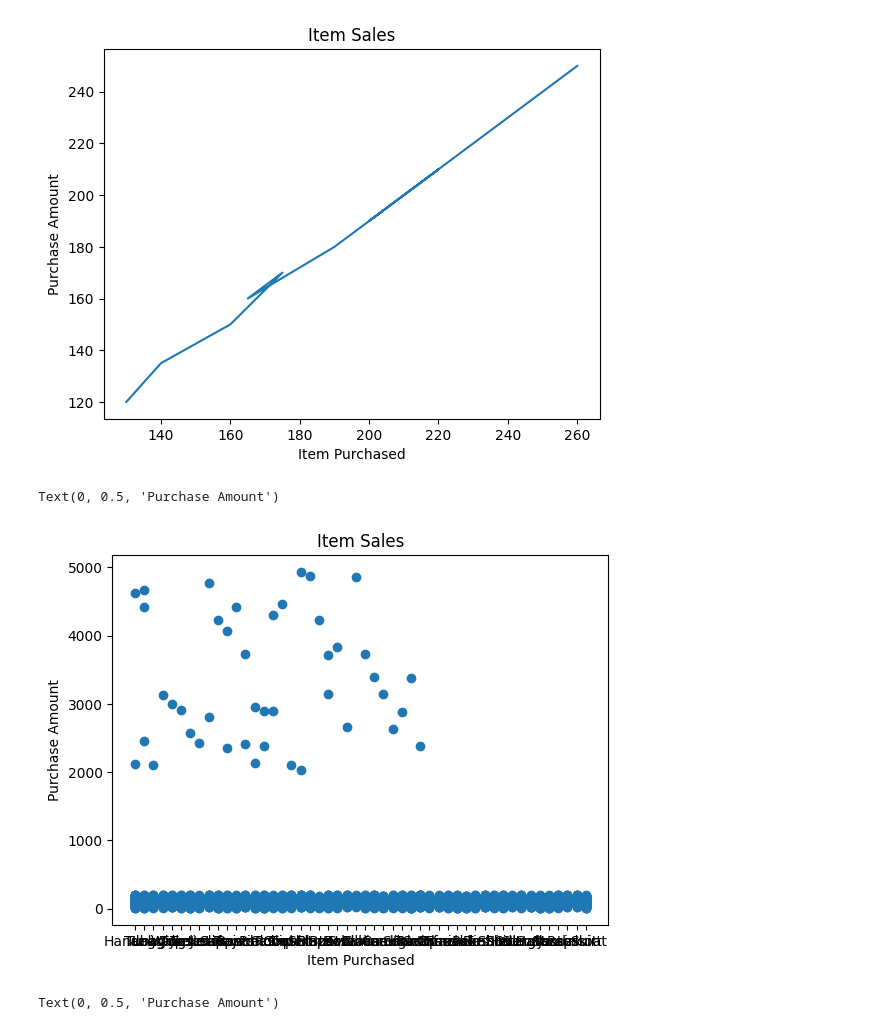
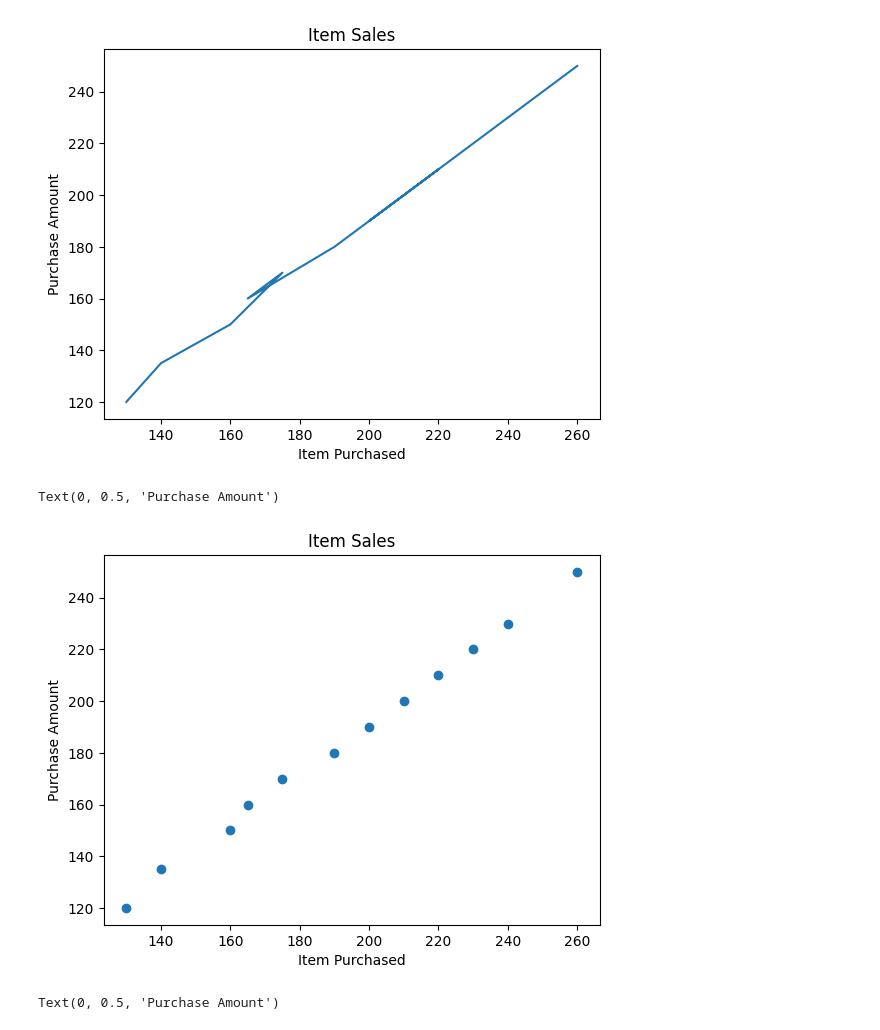
Before and after one commit to T-REX-C0DER/Data-Visualization-with-Python, a Jupyter notebook: Matplotlib.ipynb, the cells around one changed output. Saved outputs shown, nothing was run; the diff lists cells and outputs as text; code cells hidden in the pictures.

Commit message:
Scatter

```diff
--- a/Matplotlib.ipynb
+++ b/Matplotlib.ipynb
@@ -75,13 +75,13 @@ plt.ylabel("Purchase Amount")
 Text(0, 0.5, 'Purchase Amount')
 [figure]
 # %%
-plt.scatter(sales_data["Item Purchased"] , sales_data["Purchase Amount (USD)"])
+plt.scatter(df["Sales_2025"] , df["Sales_2024"])
 plt.title("Item Sales")
 plt.xlabel("Item Purchased")
 plt.ylabel("Purchase Amount")
 # %% [output]
 Text(0, 0.5, 'Purchase Amount')
-[figure, old version]
+[figure, new version]
 # %%
 plt.bar(sales_data["Item Purchased"] , sales_data["Purchase Amount (USD)"])
 plt.title("Item Sales")
```
